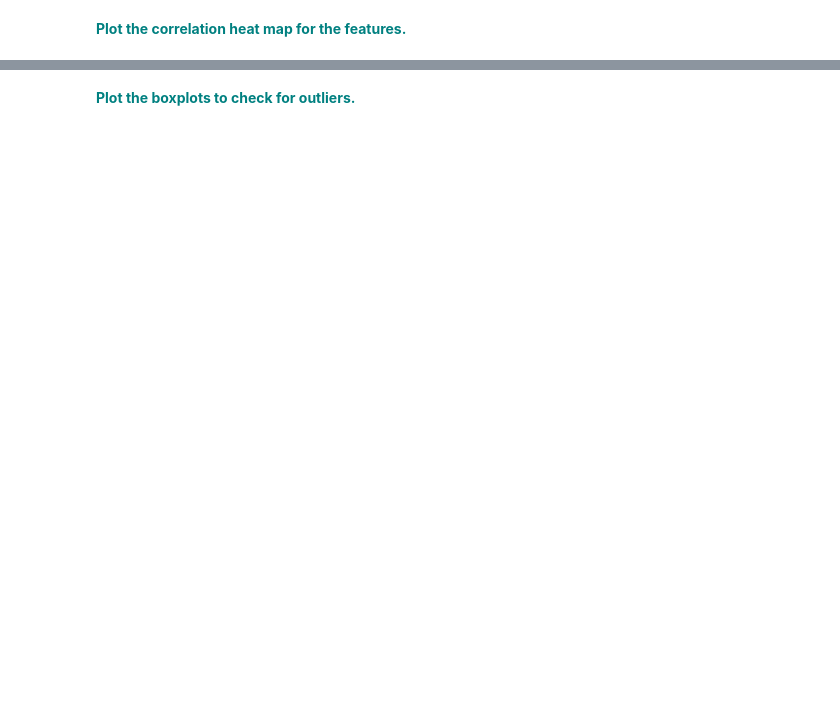
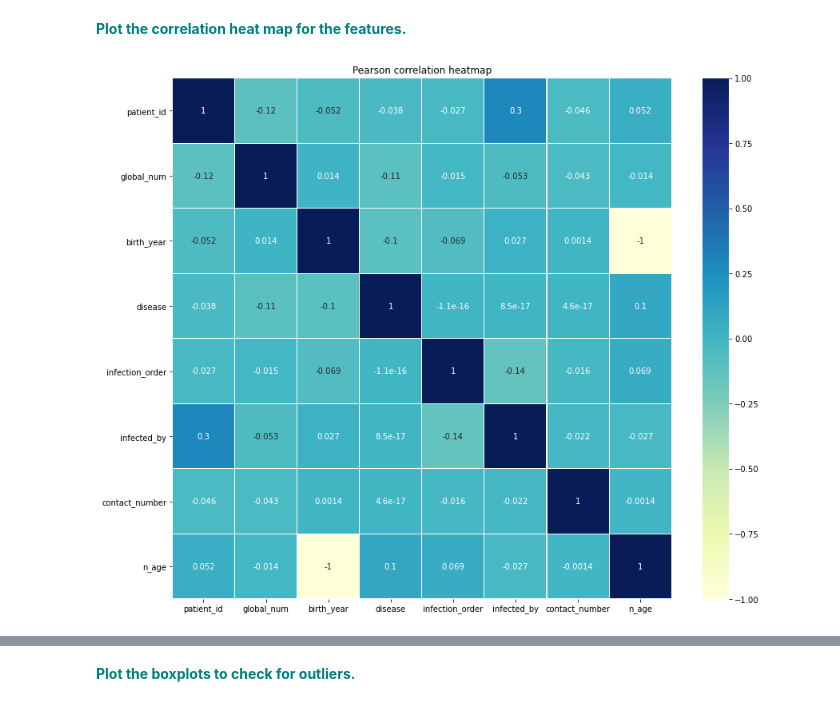
Before and after one commit to RafaelPinto/springboard, a Jupyter notebook: 1593492590_RandomForest_Covid_Case_Study_06302020/RandomForest Covid Case Study_06302020/RandomForest_casestudy_covid19.ipynb, the cells around one changed output, grey strips where cells are left out. Drawn from its saved outputs; the diff is of its cells as text; code cells hidden in the pictures; blank space fills up the shorter version.

Commit message:
Complete COVID RF Case Study

```diff
--- a/1593492590_RandomForest_Covid_Case_Study_06302020/RandomForest Covid Case Study_06302020/RandomForest_casestudy_covid19.ipynb
+++ b/1593492590_RandomForest_Covid_Case_Study_06302020/RandomForest Covid Case Study_06302020/RandomForest_casestudy_covid19.ipynb
@@ -93,0 +307,5 @@ df.info()
+# %%
+choices = df['sex'].value_counts(normalize=True).index
+p = df['sex'].value_counts(normalize=True).values
+# %%
+df['sex'].fillna(np.random.choice(choices, size=1, p=p)[0], inplace=True)
@@ -94,2 +334,7 @@ df.info()
+# %%
+choices = df['infection_case'].value_counts(normalize=True).index
+p = df['infection_case'].value_counts(normalize=True).values
+# %%
+df['infection_case'].fillna(np.random.choice(choices, size=1, p=p)[0], inplace=True)
 # %% [markdown]
  **<font color='teal'> Check for any remaining null values.</font>**
@@ -129,2 +458,9 @@ vn
 # %% [markdown]
 **<font color='teal'> Plot the correlation heat map for the features.</font>**
+# %%
+plt.figure(figsize=(14,12))
+_ = sns.heatmap(df.corr(), linewidths=0.1, cmap='YlGnBu', annot=True)
+_ = plt.title('Pearson correlation heatmap')
+_ = plt.yticks(rotation=0)
+# %% [output]
+[figure, added]
```
Also changed, not shown: parts of 55 cells of this notebook, 2 other files.
